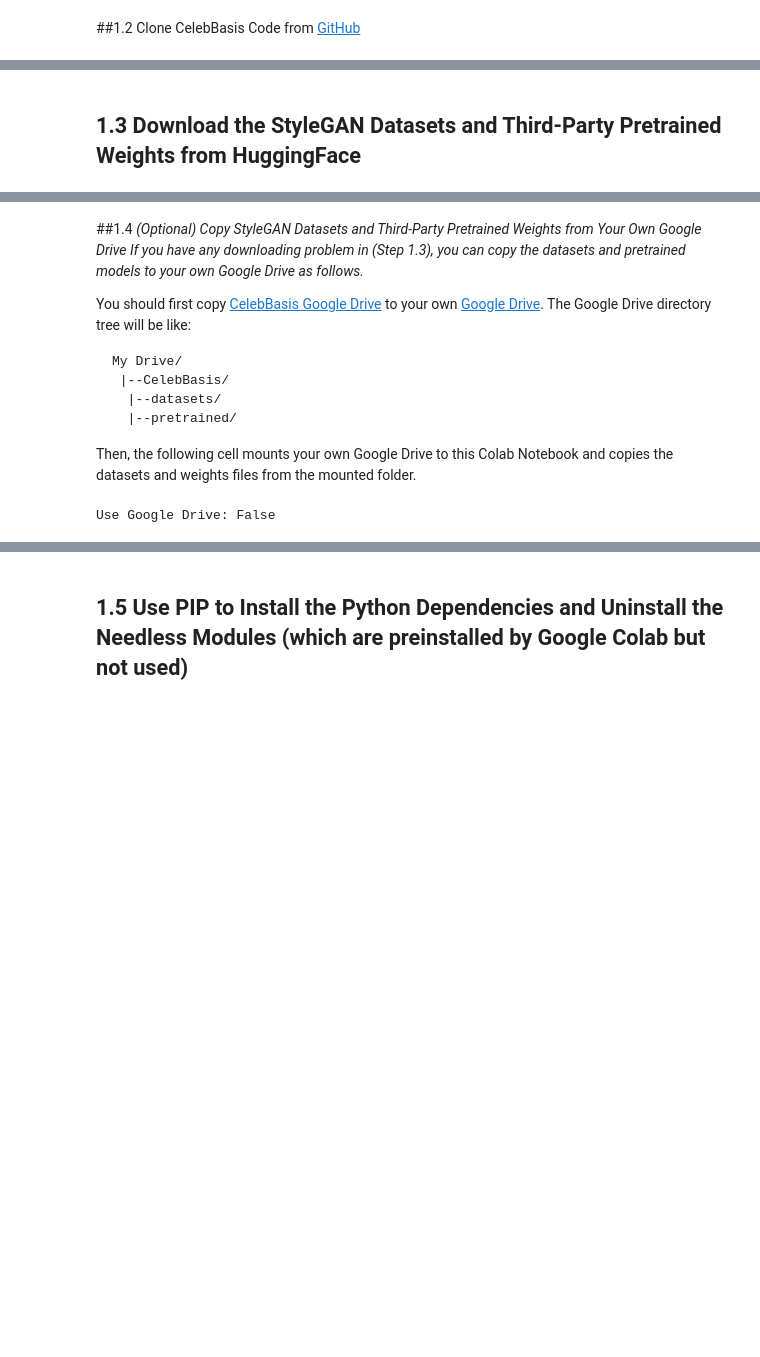
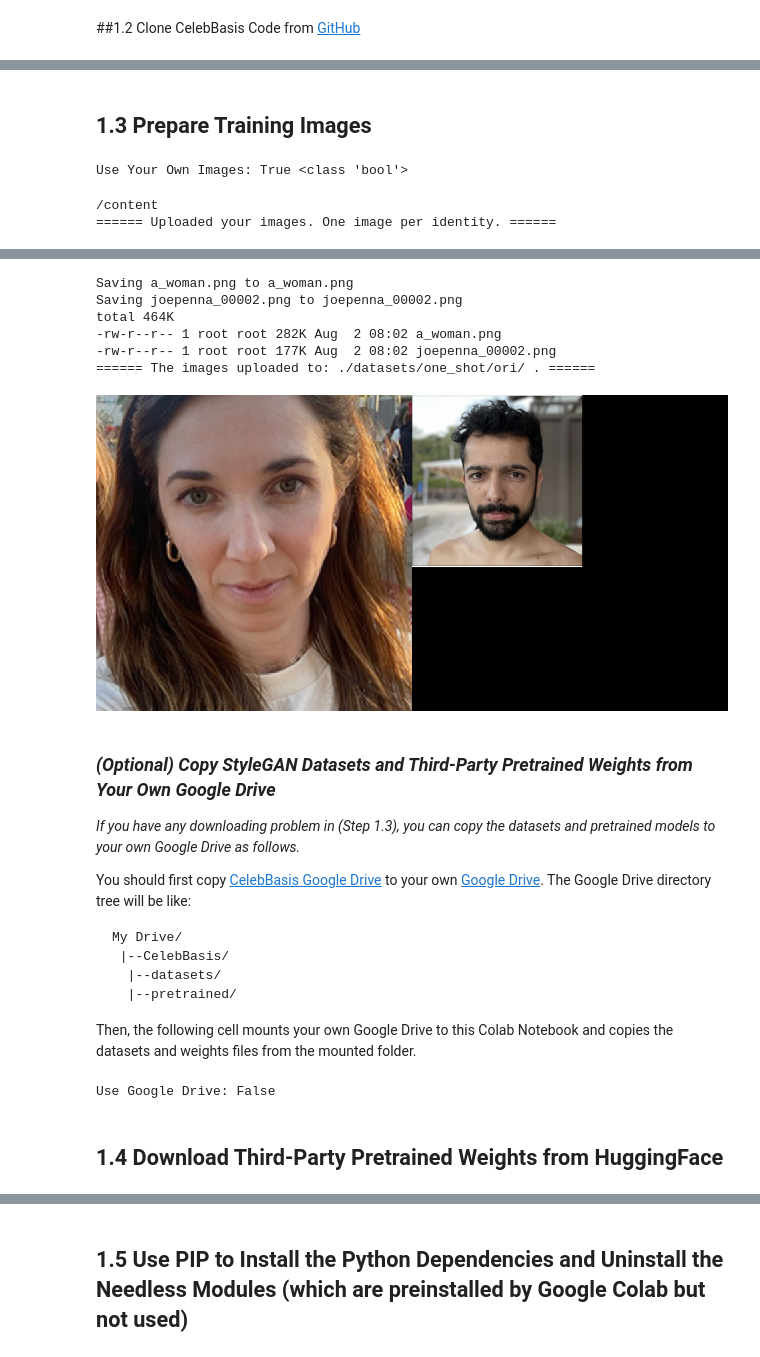
Before and after one commit to ygtxr1997/CelebBasis, a Jupyter notebook: notebooks/CelebBasisColab.ipynb, the cells around one changed output, grey strips where cells are left out. Cells and saved outputs as stored; diff of their text form; code cells hidden in the pictures; blank space fills up the shorter version.

Commit message:
update: colab configs

```diff
--- a/notebooks/CelebBasisColab.ipynb
+++ b/notebooks/CelebBasisColab.ipynb
@@ -39,2 +44,0 @@ Resolving deltas: 100% (127/127), done.
-# %% [markdown]
-## 1.3 Download the StyleGAN Datasets and Third-Party Pretrained Weights from HuggingFace
@@ -52,0 +45,66 @@ Resolving deltas: 100% (127/127), done.
+# %% [markdown]
+## 1.3 Prepare Training Images
+# %%
+# @title Use Your Own Images? { display-mode: "form" }
+
+use_own_images = True # @param ["False", "True"] {type:"raw"}
+print('Use Your Own Images:', use_own_images, type(use_own_images))
+
+if use_own_images:
+  in_ori_folder = "../datasets/one_shot/ori/"
+  in_crop_folder = "../datasets/one_shot/ffhq"
+  in_pickle = "../datasets/one_shot/ffhq.pickle"
+  config_file = "./configs/stable-diffusion/aigc_id_colab_own.yaml"
+else:
+  in_ori_folder = "../datasets/stylegan/stylegan3-r-ffhq-1024x1024/"
+  in_crop_folder = "../datasets/stylegan/ffhq"
+  in_pickle = "../datasets/stylegan/ffhq.pickle"
+  config_file = "./configs/stable-diffusion/aigc_id_colab_stylegan.yaml"
+# %% [output]
+Use Your Own Images: True <class 'bool'>
+# %%
+#@title If Yes, Use Your Own Uploaded Images (Default: two images at least)
+#@markdown The examples images are from [GitHub/DreamBooth-Stable-Diffusion](https://github.com/JoePenna/Dreambooth-Stable-Diffusion).
+
+from PIL import Image
+from google.colab import files
+import os
+
+def image_grid(imgs, rows, cols):
+  assert len(imgs) == rows*cols
+
+  # get max size
+  w, h = imgs[0].size
+  for img in imgs:
+    _w, _h = img.size
+    w = max(w, _w)
+    h = max(h, _h)
+
+  grid = Image.new('RGB', size=(cols*w, rows*h))
+  grid_w, grid_h = grid.size
+
+  for i, img in enumerate(imgs):
+    grid.paste(img, box=(i%cols*w, i//cols*h))
+  return grid
+
+%cd /content/
+!cd CelebBasis && rm -r $in_ori_folder
+one_shot_folder = "./datasets/one_shot/ori/"
+!mkdir -p $one_shot_folder
+
+grid = None
+if use_own_images:
+  print(f"====== Uploaded your images. One image per identity. ======")
+  uploaded = files.upload()
+  in_images = []
+  for fn in uploaded.keys():
+    os.system(f"mv {fn} {one_shot_folder}")
+    in_images.append(Image.open(os.path.join(one_shot_folder, fn)))
+  !ls -hlrt $one_shot_folder
+  grid = image_grid(in_images, 1, len(in_images))
+  print(f"====== The images uploaded to: {one_shot_folder} . ======")
+
+grid
+# %% [output]
+/content
+====== Uploaded your images. One image per identity. ======
@@ -52,0 +112,7 @@ Resolving deltas: 100% (127/127), done.
+Saving a_woman.png to a_woman.png
+Saving joepenna_00002.png to joepenna_00002.png
+total 464K
+-rw-r--r-- 1 root root 282K Aug  2 08:02 a_woman.png
+-rw-r--r-- 1 root root 177K Aug  2 08:02 joepenna_00002.png
+====== The images uploaded to: ./datasets/one_shot/ori/ . ======
+[figure, added]
@@ -53,5 +126,5 @@ Resolving deltas: 100% (127/127), done.
 # %% [markdown]
-##1.4 *(Optional) Copy StyleGAN Datasets and Third-Party Pretrained Weights from Your Own Google Drive*
+### *(Optional) Copy StyleGAN Datasets and Third-Party Pretrained Weights from Your Own Google Drive*
 *If you have any downloading problem in (Step 1.3), you can copy the datasets and pretrained models to your own Google Drive as follows.*
 
 You should first copy [CelebBasis Google Drive](https://drive.google.com/drive/folders/181pJ3Y2Ffk0R8jVcErPT611aWQLCz7D9?usp=sharing) to your own [Google Drive](https://drive.google.com/drive/my-drive).
@@ -83,3 +156,5 @@ else:
   pass
 # %% [output]
 Use Google Drive: False
+# %% [markdown]
+## 1.4 Download Third-Party Pretrained Weights from HuggingFace
```
Also changed, not shown: parts of 13 cells of this notebook.
